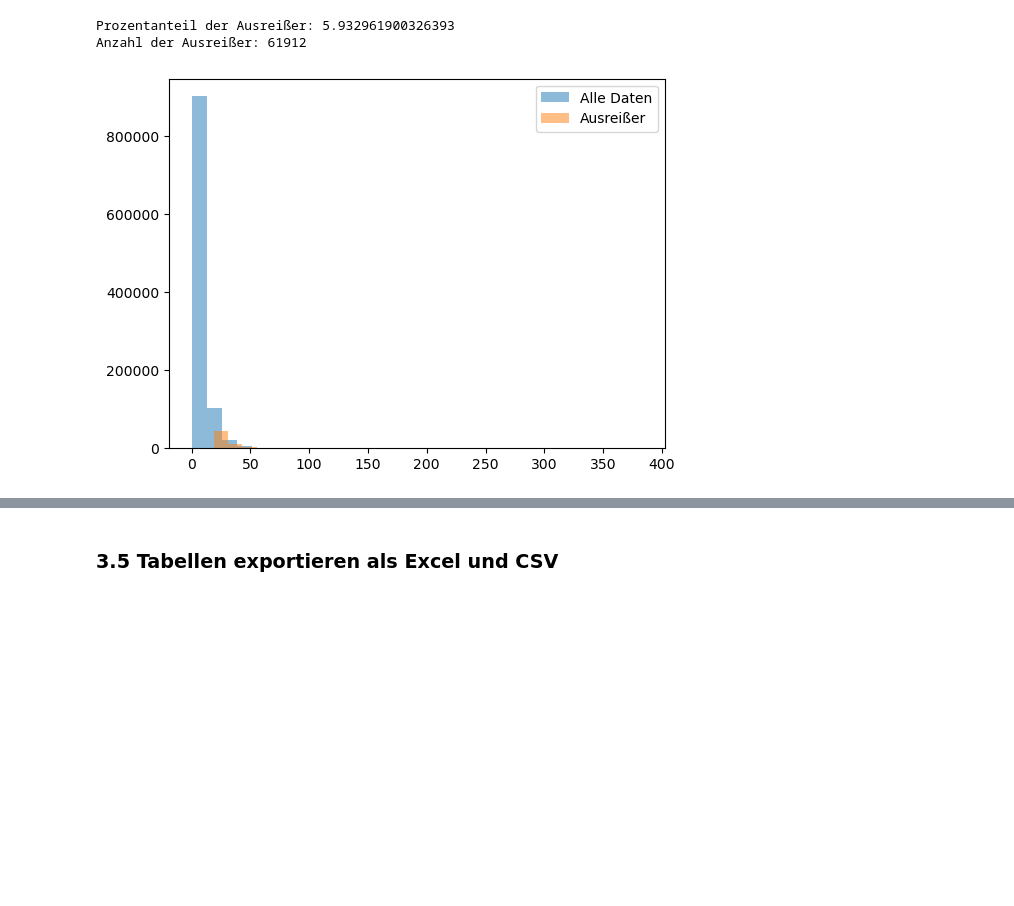
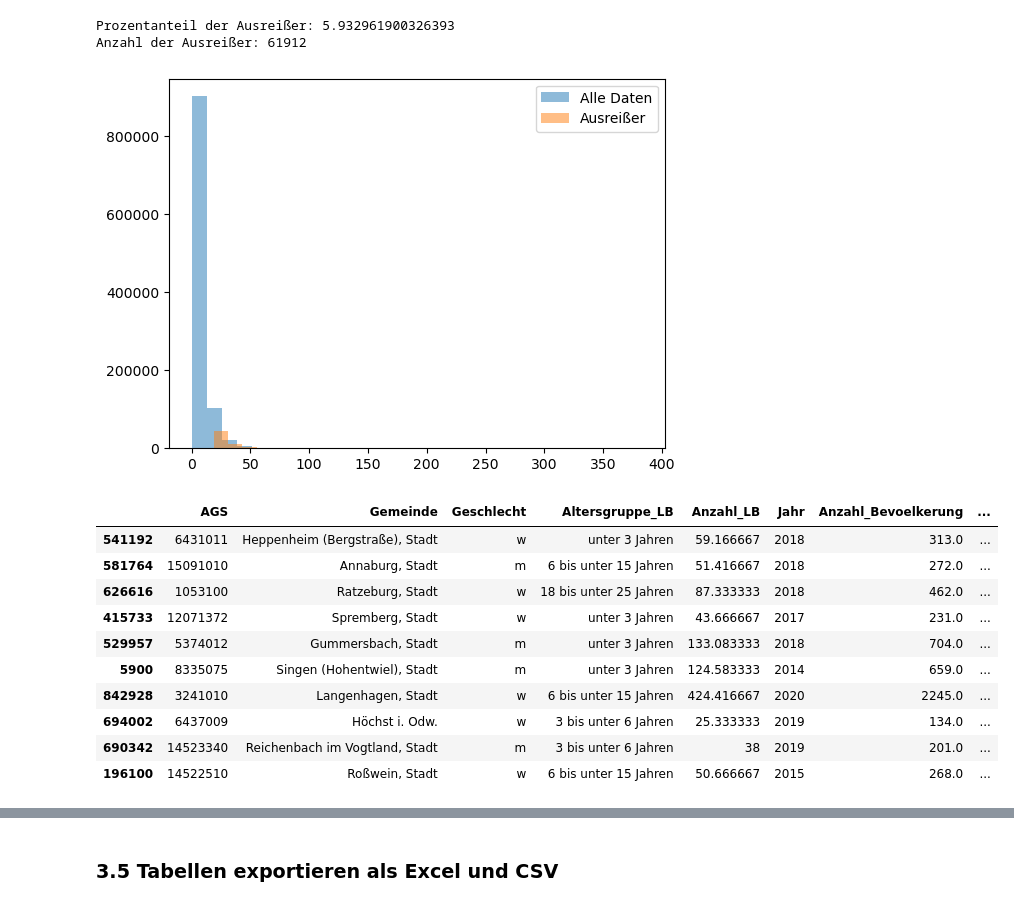
Before and after one commit to tobias-vetterle/mikrokosmos, a Jupyter notebook: aufbereitung_mikrokosmos.ipynb, the cells around one changed output, grey strips where cells are left out. Drawn from its saved outputs; the diff is of its cells as text; code cells hidden in the pictures; blank space fills up the shorter version.

```diff
--- a/aufbereitung_mikrokosmos.ipynb
+++ b/aufbereitung_mikrokosmos.ipynb
@@ -561,11 +561,24 @@ print("Anzahl der Ausreißer:", num_outliers)
 Prozentanteil der Ausreißer: 5.932961900326393
 Anzahl der Ausreißer: 61912
 # %%
-# Histogramm der "SGB2-Quote (%)" Werte erstellen, das die Ausreißer hervorhebt:
+# Histogramm der "SGB2-Quote (%)" Werte erstellen, das die Ausreißer hervorhebt
+# Tabellenkopf mit den niedrigsten als Ausreißern identifizierten Werten anzeigen
 
 plt.hist(stacked_lb_bev["SGB2-Quote (%)"], bins=30, alpha=0.5, label='Alle Daten')
 plt.hist(outliers["SGB2-Quote (%)"], bins=30, alpha=0.5, label='Ausreißer')
 plt.legend(loc='upper right')
 plt.show()
+outliers.sort_values('SGB2-Quote (%)', ascending=True).head(10)
 # %% [output]
 [figure]
+|  | AGS | Gemeinde | Geschlecht | Altersgruppe_LB | Anzahl_LB | Jahr | Anzahl_Bevoelkerung | ... |
+| 541192 | 6431011 | Heppenheim (Bergstraße), Stadt | w | unter 3 Jahren | 59.166667 | 2018 | 313.0 | ... |
+| 581764 | 15091010 | Annaburg, Stadt | m | 6 bis unter 15 Jahren | 51.416667 | 2018 | 272.0 | ... |
+| 626616 | 1053100 | Ratzeburg, Stadt | w | 18 bis unter 25 Jahren | 87.333333 | 2018 | 462.0 | ... |
+| 415733 | 12071372 | Spremberg, Stadt | w | unter 3 Jahren | 43.666667 | 2017 | 231.0 | ... |
+| 529957 | 5374012 | Gummersbach, Stadt | m | unter 3 Jahren | 133.083333 | 2018 | 704.0 | ... |
+| 5900 | 8335075 | Singen (Hohentwiel), Stadt | m | unter 3 Jahren | 124.583333 | 2014 | 659.0 | ... |
+| 842928 | 3241010 | Langenhagen, Stadt | w | 6 bis unter 15 Jahren | 424.416667 | 2020 | 2245.0 | ... |
+| 694002 | 6437009 | Höchst i. Odw. | w | 3 bis unter 6 Jahren | 25.333333 | 2019 | 134.0 | ... |
+| 690342 | 14523340 | Reichenbach im Vogtland, Stadt | m | 3 bis unter 6 Jahren | 38 | 2019 | 201.0 | ... |
+| 196100 | 14522510 | Roßwein, Stadt | w | 6 bis unter 15 Jahren | 50.666667 | 2015 | 268.0 | ... |
```
Also changed, not shown: parts of 3 cells of this notebook.
